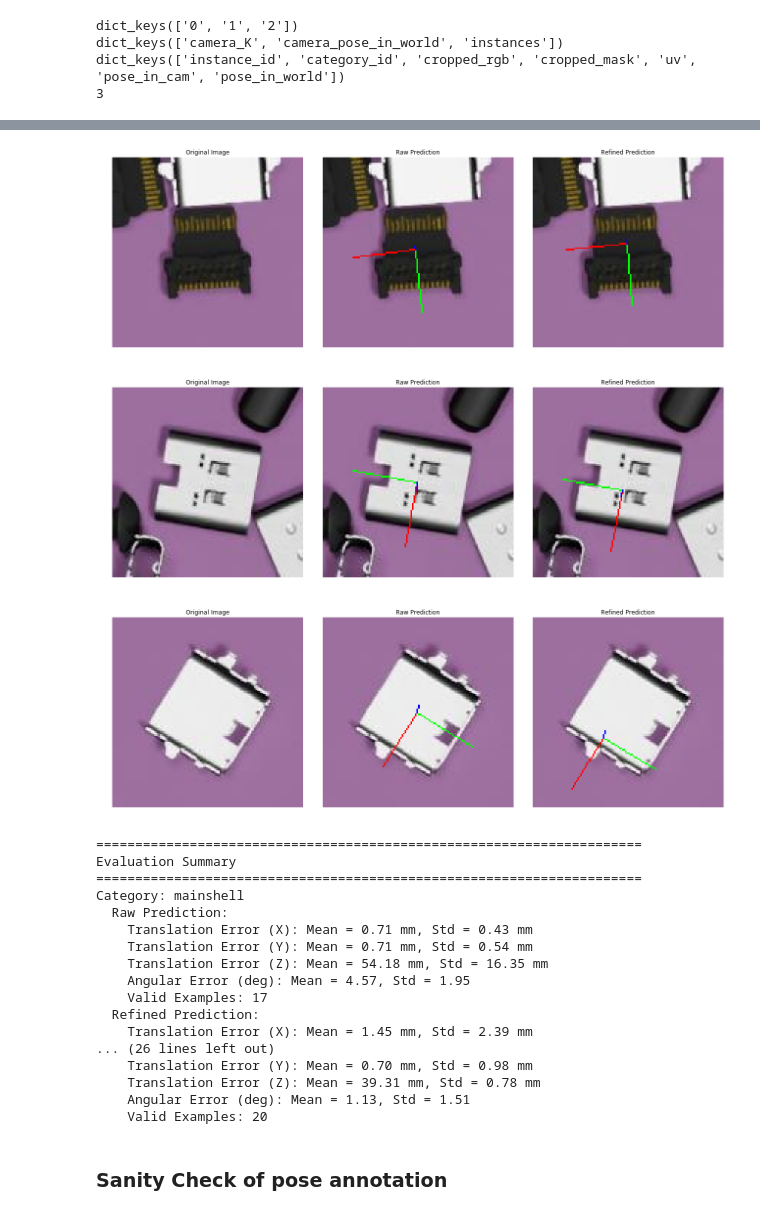
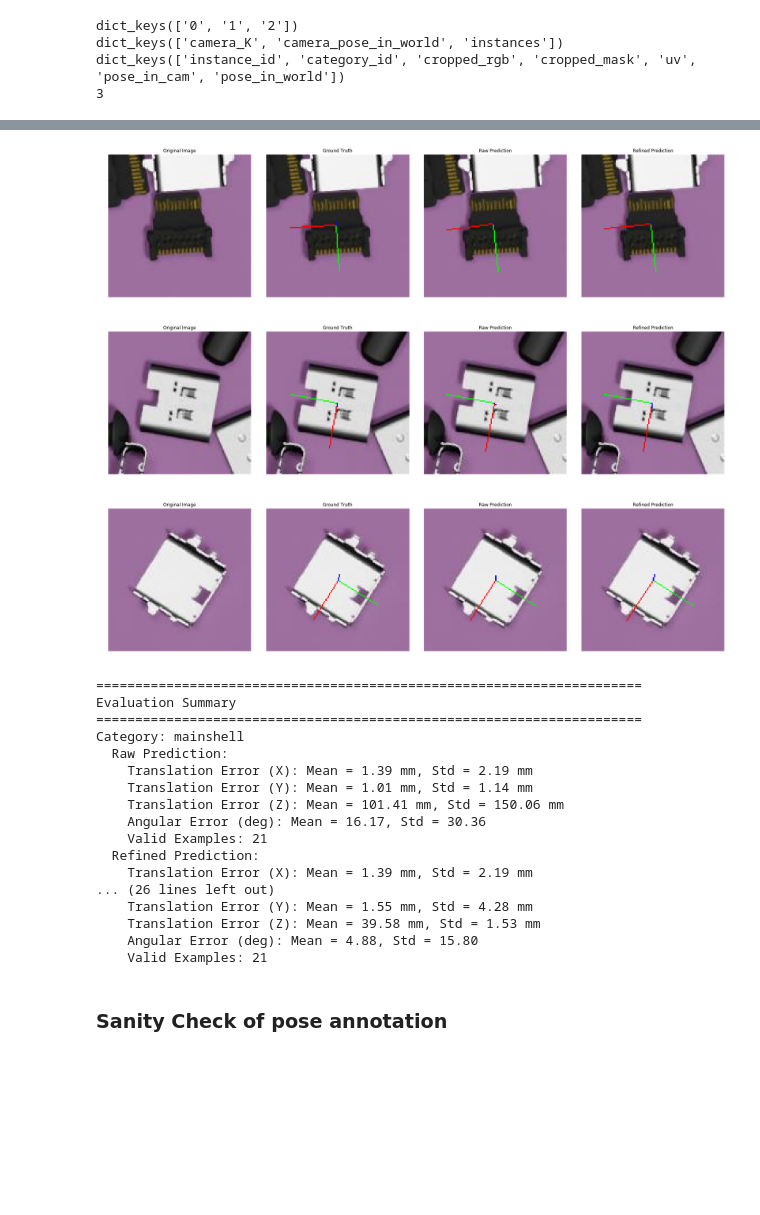
Before and after one commit to yangfei4/clean-pvnet, a Jupyter notebook: end2end_evaluation.ipynb, the cells around one changed output, grey strips where cells are left out. Drawn from its saved outputs; the diff is of its cells as text; code cells hidden in the pictures; blank space fills up the shorter version.

Commit message:
fixed visualization issue

```diff
--- a/end2end_evaluation.ipynb
+++ b/end2end_evaluation.ipynb
@@ -221,8 +105,8 @@ class Evaluator:
     def add_to_results(self, category, pose_pred, pose_gt, prediction_type):
         translation_error, angular_error = self.compute_errors(pose_pred, pose_gt)
 
-        if angular_error > 10:
-            return False  # Mark as outlier
+#         if angular_error > 10:
+#             return False  # Mark as outlier
 
         for axis in ["x", "y", "z"]:
             self.results[category][prediction_type]["translation_error"][axis].append(translation_error[axis])
@@ -231,22 +115,29 @@ class Evaluator:
 
         return True  # Mark as valid
 
-    def plot_predictions(self, image_rgb, raw_prediction, refined_prediction, K):
+    def plot_predictions(self, image_rgb, gt, raw_prediction, refined_prediction, K):
+        gt_img_overlay = draw_axis(image_rgb, gt[:3, :3], gt[:3, 3], K)
         raw_img_overlay = draw_axis(image_rgb, raw_prediction[:3, :3], raw_prediction[:3, 3], K)
-        refined_img_overlay = draw_axis(image_rgb, refined_prediction[:3, :3], refined_prediction[:3, 3], K)
+#         refined_img_overlay = draw_axis(image_rgb, refined_prediction[:3, :3], refined_prediction[:3, 3], K)
+        # For the purpose of visualization, make sure the origin doesn't shift away from center of object
+        refined_img_overlay = draw_axis(image_rgb, refined_prediction[:3, :3], raw_prediction[:3, 3], K)
 
-        fig, axes = plt.subplots(1, 3, figsize=(18, 6))
+        fig, axes = plt.subplots(1, 4, figsize=(24, 6))
         axes[0].imshow(image_rgb)
         axes[0].axis("off")
         axes[0].set_title("Original Image")
 
-        axes[1].imshow(raw_img_overlay)
+        axes[1].imshow(gt_img_overlay)
         axes[1].axis("off")
-        axes[1].set_title("Raw Prediction")
+        axes[1].set_title("Ground Truth")
 
-        axes[2].imshow(refined_img_overlay)
+        axes[2].imshow(raw_img_overlay)
         axes[2].axis("off")
-        axes[2].set_title("Refined Prediction")
+        axes[2].set_title("Raw Prediction")
+
+        axes[3].imshow(refined_img_overlay)
+        axes[3].axis("off")
+        axes[3].set_title("Refined Prediction")
         plt.tight_layout()
         plt.show()
 
@@ -285,7 +176,7 @@ class Evaluator:
                 refined_valid = self.add_to_results(category, refined_prediction, pose_gt, prediction_type="refined")
 
                 if refined_valid and self.results[category]["visualized"] < 1:
-                    self.plot_predictions(image_rgb, raw_prediction, refined_prediction, K)
+                    self.plot_predictions(image_rgb, pose_gt, raw_prediction, refined_prediction, K)
                     self.results[category]["visualized"] += 1
 
     def summarize(self):
@@ -294,53 +185,53 @@ class Evaluator:
         print("=" * 70)
 
         for category, stats in self.results.items():
             print(f"Category: {category}")
             for pred_type, results in stats.items():
                 if pred_type in ["valid_count", "visualized"]:
                     continue
                 trans_errors = results["translation_error"]
                 angular_errors = np.array(results["angular_error"])
 
                 if len(trans_errors["x"]) > 0:
                     trans_means = {axis: np.mean(np.array(trans_errors[axis]) * 1000) for axis in ["x", "y", "z"]}
                     trans_stds = {axis: np.std(np.array(trans_errors[axis]) * 1000) for axis in ["x", "y", "z"]}
                     angular_mean = np.mean(angular_errors)
                     angular_std = np.std(angular_errors)
 
                     print(f"  {pred_type.capitalize()} Prediction:")
                     for axis in ["x", "y", "z"]:
                         print(f"    Translation Error ({axis.upper()}): Mean = {trans_means[axis]:.2f} mm, Std = {trans_stds[axis]:.2f} mm")
                     print(f"    Angular Error (deg): Mean = {angular_mean:.2f}, Std = {angular_std:.2f}")
                     print(f"    Valid Examples: {stats['valid_count'][pred_type]}")
                 else:
                     print(f"  {pred_type.capitalize()} Prediction: No valid instances.")
 
 
 categories = ["mainshell", "topshell", "insert_mold"]
 evaluator = Evaluator(pvnet_annotation, categories, pvnets, cfgs, pvnet_base_dir)
 evaluator.evaluate()
 evaluator.summarize()
 # %% [output]
-[figure, old version]
+[figure, new version]
-[figure, old version]
+[figure, new version]
-[figure, old version]
+[figure, new version]
 ======================================================================
 Evaluation Summary
 ======================================================================
 Category: mainshell
   Raw Prediction:
-    Translation Error (X): Mean = 0.71 mm, Std = 0.43 mm
-    Translation Error (Y): Mean = 0.71 mm, Std = 0.54 mm
-    Translation Error (Z): Mean = 54.18 mm, Std = 16.35 mm
-    Angular Error (deg): Mean = 4.57, Std = 1.95
-    Valid Examples: 17
+    Translation Error (X): Mean = 1.39 mm, Std = 2.19 mm
+    Translation Error (Y): Mean = 1.01 mm, Std = 1.14 mm
+    Translation Error (Z): Mean = 101.41 mm, Std = 150.06 mm
+    Angular Error (deg): Mean = 16.17, Std = 30.36
+    Valid Examples: 21
   Refined Prediction:
-    Translation Error (X): Mean = 1.45 mm, Std = 2.39 mm
+    Translation Error (X): Mean = 1.39 mm, Std = 2.19 mm
 ... (26 lines left out)
-    Translation Error (Y): Mean = 0.70 mm, Std = 0.98 mm
-    Translation Error (Z): Mean = 39.31 mm, Std = 0.78 mm
-    Angular Error (deg): Mean = 1.13, Std = 1.51
-    Valid Examples: 20
+    Translation Error (Y): Mean = 1.55 mm, Std = 4.28 mm
+    Translation Error (Z): Mean = 39.58 mm, Std = 1.53 mm
+    Angular Error (deg): Mean = 4.88, Std = 15.80
+    Valid Examples: 21
 # %% [markdown]
 ### Sanity Check of pose annotation
 # %%
```
Also changed, not shown: parts of 1 cell of this notebook.
